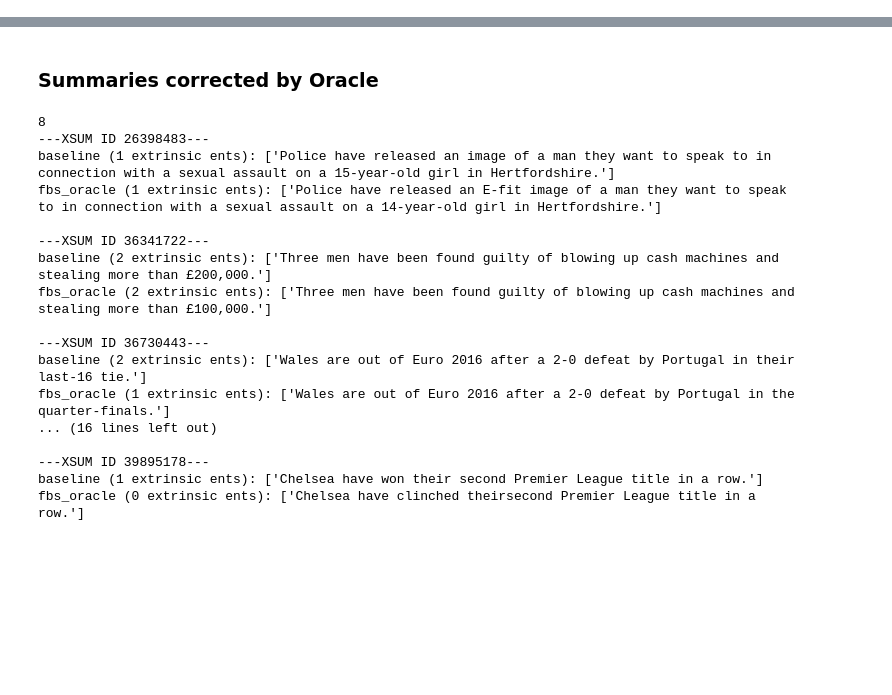
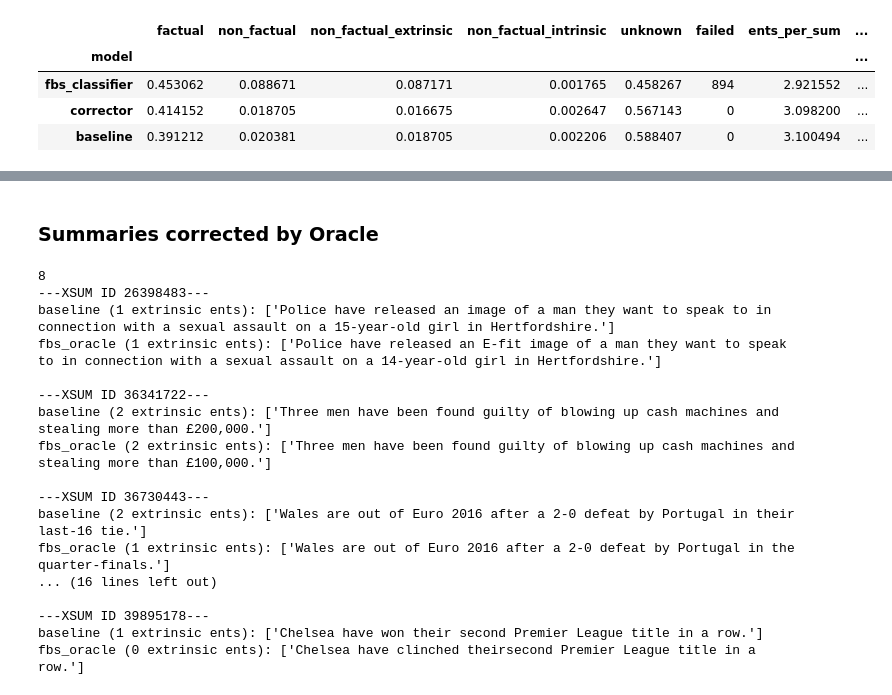
Before and after one commit to danton-nlp/GEF, a Jupyter notebook: explore_evaluation.ipynb, the cells around one changed output, grey strips where cells are left out. Saved outputs shown, nothing was run; the diff lists cells and outputs as text; code cells hidden in the pictures; blank space fills up the shorter version.

```diff
--- a/explore_evaluation.ipynb
+++ b/explore_evaluation.ipynb
@@ -17,0 +22,12 @@ df_aggregated
+# %%
+import pandas as pd
+
+df_full = pd.read_csv("results/full.csv").sort_values("factual", ascending=False).set_index("model")
+df_full_extrinsic = pd.read_csv("results/full-extrinsic.csv").sort_values("factual", ascending=False).set_index("model")
+df_full
+# %% [output]
+|  | factual | non_factual | non_factual_extrinsic | non_factual_intrinsic | unknown | failed | ents_per_sum | ... |
+| model |  |  |  |  |  |  |  | ... |
+| fbs_classifier | 0.453062 | 0.088671 | 0.087171 | 0.001765 | 0.458267 | 894 | 2.921552 | ... |
+| corrector | 0.414152 | 0.018705 | 0.016675 | 0.002647 | 0.567143 | 0 | 3.098200 | ... |
+| baseline | 0.391212 | 0.020381 | 0.018705 | 0.002206 | 0.588407 | 0 | 3.100494 | ... |
```
Also changed, not shown: parts of 4 cells of this notebook, 5 other files.
